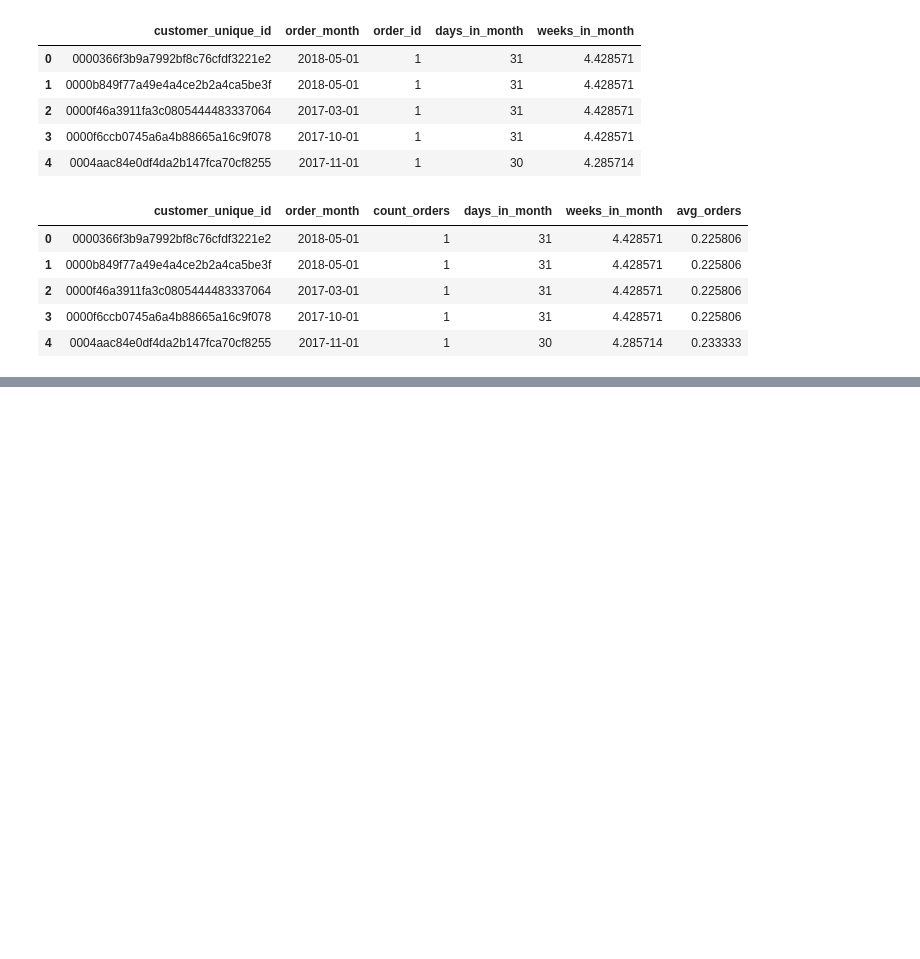
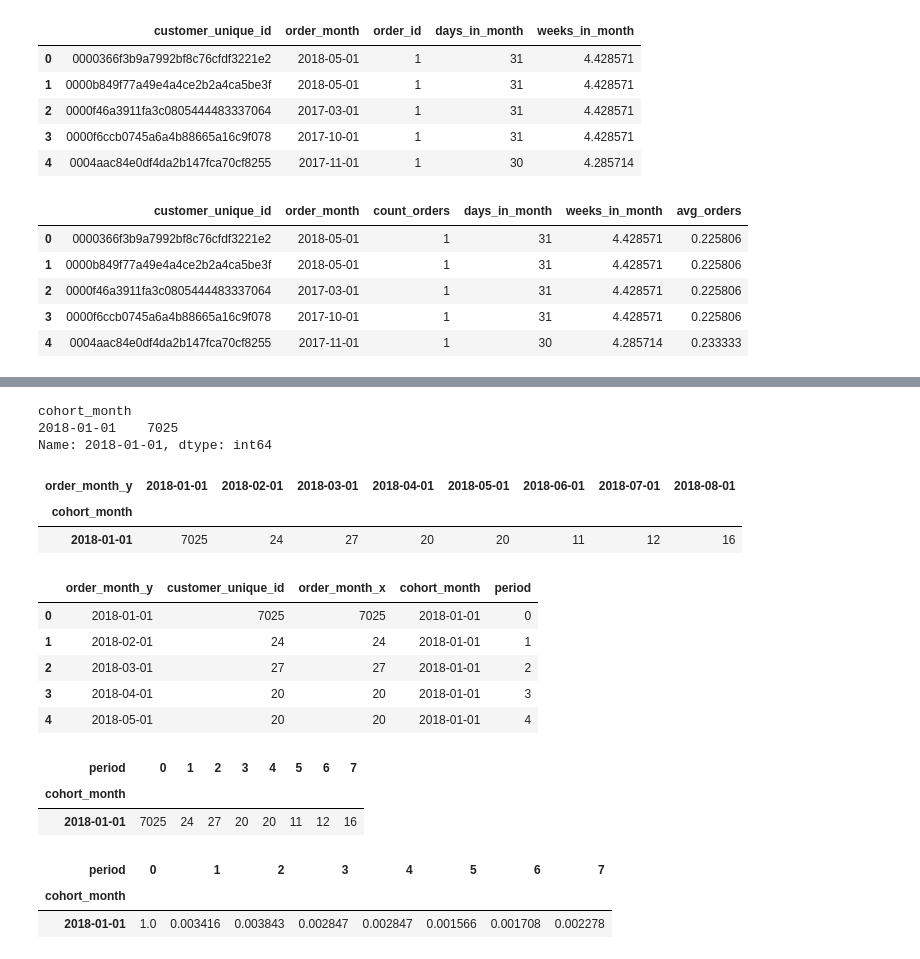
Before and after one commit to dashkinoy/project_ecommerce, a Jupyter notebook: analyze_orders.ipynb, the cells around one changed output, grey strips where cells are left out. Cells and saved outputs as stored; diff of their text form; code cells hidden in the pictures; blank space fills up the shorter version.

```diff
--- a/analyze_orders.ipynb
+++ b/analyze_orders.ipynb
@@ -270,0 +323,2 @@ df_customers_orders_count.head()
+# %%
+customers_orders_count__jan = customers_orders_count__jan.merge(df_all_orders, on = 'customer_unique_id')
@@ -270,0 +342,2 @@ df_customers_orders_count.head()
+# %%
+df_cohort = customers_orders_count__jan.groupby('order_month_y').count().reset_index()
@@ -270,0 +353,2 @@ df_customers_orders_count.head()
+# %%
+df_cohort['cohort_month'] = datetime.date(2018, 1, 1)
@@ -270,0 +368,23 @@ df_customers_orders_count.head()
+# %%
+cohort_size
+# %% [output]
+cohort_month
+2018-01-01    7025
+Name: 2018-01-01, dtype: int64
+# %%
+df_cohort_pivoted
+# %% [output]
+| order_month_y | 2018-01-01 | 2018-02-01 | 2018-03-01 | 2018-04-01 | 2018-05-01 | 2018-06-01 | 2018-07-01 | 2018-08-01 |
+| cohort_month |  |  |  |  |  |  |  |  |
+| 2018-01-01 | 7025 | 24 | 27 | 20 | 20 | 11 | 12 | 16 |
+# %%
+df_cohort['period'] = df_cohort.apply(lambda x: x.order_month_y.month - x.cohort_month.month, axis=1)
+# %%
+df_cohort.head()
+# %% [output]
+|  | order_month_y | customer_unique_id | order_month_x | cohort_month | period |
+| 0 | 2018-01-01 | 7025 | 7025 | 2018-01-01 | 0 |
+| 1 | 2018-02-01 | 24 | 24 | 2018-01-01 | 1 |
+| 2 | 2018-03-01 | 27 | 27 | 2018-01-01 | 2 |
+| 3 | 2018-04-01 | 20 | 20 | 2018-01-01 | 3 |
+| 4 | 2018-05-01 | 20 | 20 | 2018-01-01 | 4 |
@@ -270,0 +395,13 @@ df_customers_orders_count.head()
+# %%
+df_cohort_pivoted
+# %% [output]
+| period | 0 | 1 | 2 | 3 | 4 | 5 | 6 | 7 |
+| cohort_month |  |  |  |  |  |  |  |  |
+| 2018-01-01 | 7025 | 24 | 27 | 20 | 20 | 11 | 12 | 16 |
+# %%
+cohort_size = df_cohort_pivoted.iloc[:,0]
+df_cohort_pivoted.divide(cohort_size, axis = 0)
+# %% [output]
+| period | 0 | 1 | 2 | 3 | 4 | 5 | 6 | 7 |
+| cohort_month |  |  |  |  |  |  |  |  |
+| 2018-01-01 | 1.0 | 0.003416 | 0.003843 | 0.002847 | 0.002847 | 0.001566 | 0.001708 | 0.002278 |
```
Also changed, not shown: parts of 17 cells of this notebook.
